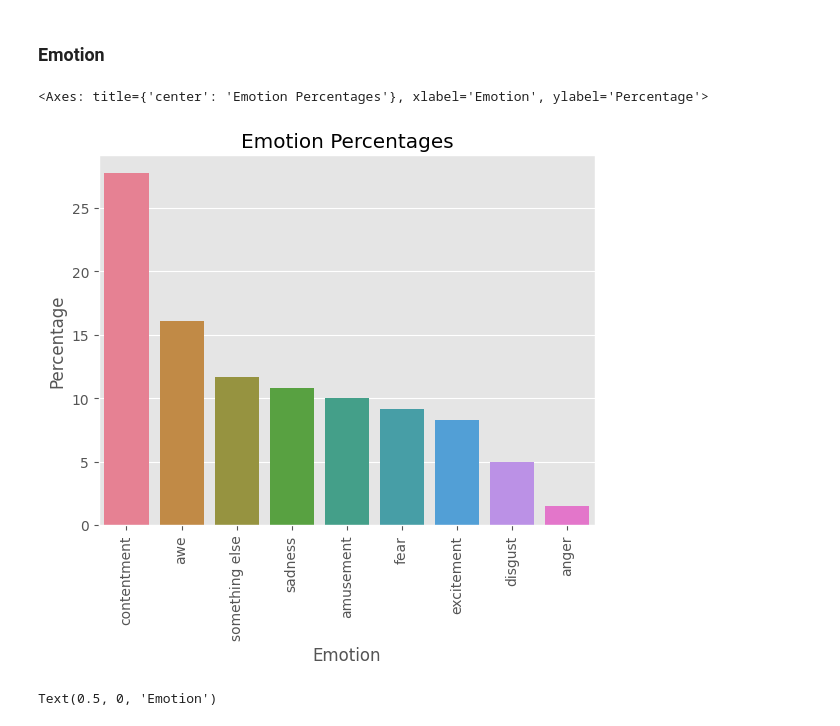
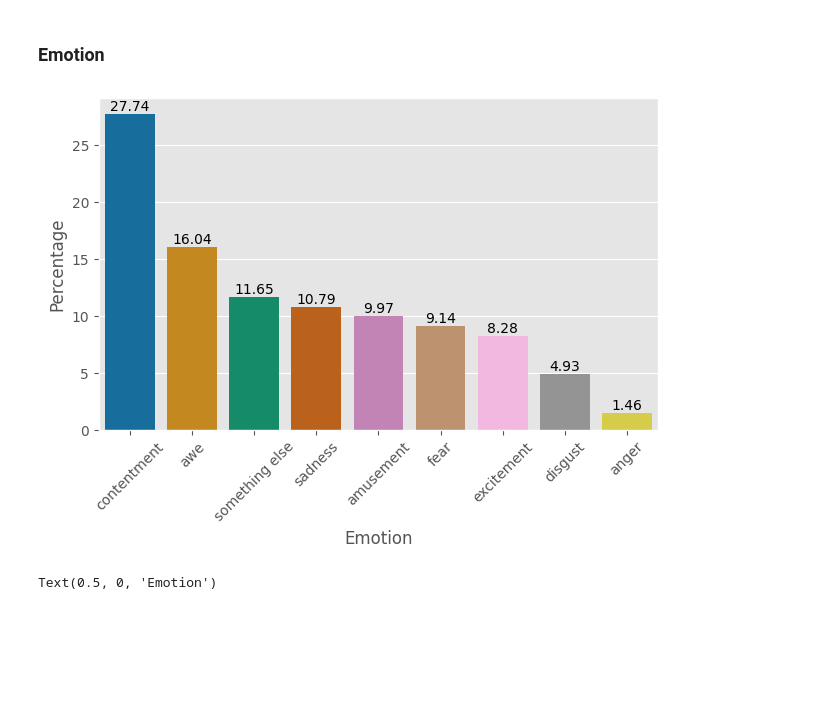
Before and after one commit to AlejandroCiuba/CS2756-Group-Project, a Jupyter notebook: Alejandro/data_exploration.ipynb, the cells around one changed output. Drawn from its saved outputs; the diff is of its cells as text; code cells hidden in the pictures; blank space fills up the shorter version.

```diff
--- a/Alejandro/data_exploration.ipynb
+++ b/Alejandro/data_exploration.ipynb
@@ -29,5 +29,7 @@ import seaborn as sns
 %pprint
 pd.set_option('display.max_columns', None)
 plt.style.use('ggplot')
+sns.set_palette("muted")
+sns.color_palette("muted")
 # %% [output]
 Pretty printing has been turned OFF
@@ -47,18 +50,22 @@ def load_dataset() -> pd.DataFrame:
     return pd.read_csv(DATAPATH + DATA)
 
 
-def countplot(df: pd.DataFrame, x: str) -> plt.axes:
+def countplot(df: pd.DataFrame, x: str, labels: bool = False) -> plt.axes:
 
     name = x.replace('_', ' ').title()
     ordering = df[x].value_counts().index
 
     plot = sns.countplot(data=df, x=x, hue=x, stat="percent",
-                         order=ordering, hue_order=ordering)
+                         order=ordering, hue_order=ordering, palette=sns.color_palette("colorblind"))
     plot.tick_params(axis="x", rotation=90)
     plot.set_title(f"{name} Percentages")
     plot.set_ylabel("Percentage")
     plot.set_xlabel(name)
 
+    if labels:
+        for c in plot.containers:
+            plot.bar_label(c, fmt="%.2f")
+
     return plot
 # %% [markdown]
 ---
@@ -241,10 +252,13 @@ art_df.groupby(["art_style"]).repetition.mean().sort_values(ascending=False).plo
 ### Emotion
 # %%
 # Let's look at emotion
-countplot(art_df, "emotion")
+countplot(art_df, "emotion", True)
+plt.tick_params('x', rotation=45)
+plt.title("")
+plt.tight_layout()
+plt.savefig("figures/dist-before.pdf", format="pdf")
 # %% [output]
-<Axes: title={'center': 'Emotion Percentages'}, xlabel='Emotion', ylabel='Percentage'>
-[figure, old version]
+[figure, new version]
 # %%
 # TODO: This is weird... Why is it only hueing these values?
 plot = sns.countplot(data=art_df, x="emotion", hue="repetition", dodge=False, stat="percent")
```
Also changed, not shown: parts of 9 cells of this notebook, 6 other files.
